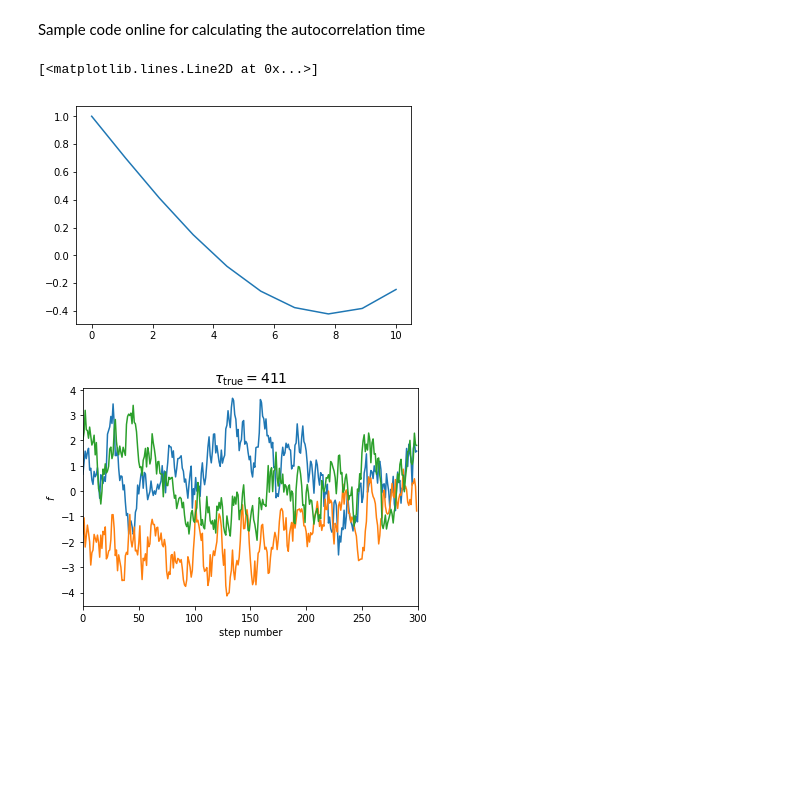
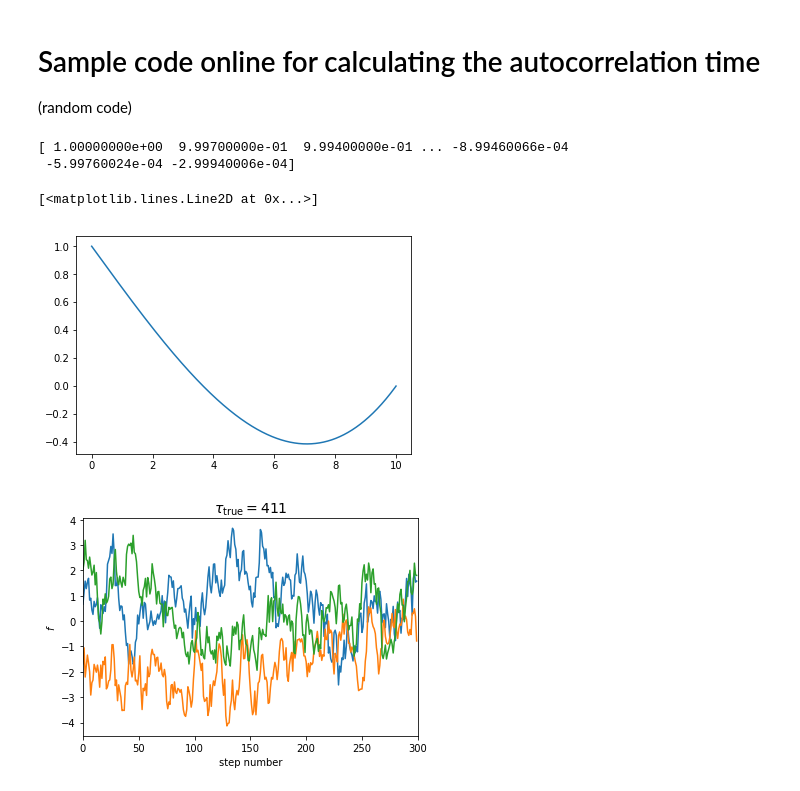
Before and after one commit to kindasad/gudnite, a Jupyter notebook: Research_problem_3.ipynb, the cells around one changed output. Cells and saved outputs as stored; diff of their text form; code cells hidden in the pictures; blank space fills up the shorter version.

```diff
--- a/Research_problem_3.ipynb
+++ b/Research_problem_3.ipynb
@@ -1,36 +1,40 @@
 # %% [markdown]
- Sample code online for calculating the autocorrelation time
+# Sample code online for calculating the autocorrelation time
+(random code)
 # %%
 import numpy as np
 import matplotlib.pyplot as mp
 def next_pow_two(n):
     i = 1
     while i < n:
         i = i << 1
     return i
 
 def autocorr_func_1d(x, norm=True):
     x = np.atleast_1d(x)
     if len(x.shape) != 1:
         raise ValueError("invalid dimensions for 1D autocorrelation function")
     n = next_pow_two(len(x))
 
     # Compute the FFT and then (from that) the auto-correlation function
     f = np.fft.fft(x - np.mean(x), n=2*n)
     acf = np.fft.ifft(f * np.conjugate(f))[:len(x)].real
     acf /= 4*n
 
     # Optionally normalize
     if norm:
         acf /= acf[0]
 
     return acf
-x=np.linspace(0,10,10)
-y=autocorr_func_1d(x)
-mp.plot(x,y)
+x_0=np.linspace(0,10,10000)
+y_0=autocorr_func_1d(x_0)
+print(y_0)
+mp.plot(x_0,y_0)
 # %% [output]
-[<matplotlib.lines.Line2D at 0x...>]
+[ 1.00000000e+00  9.99700000e-01  9.99400000e-01 ... -8.99460066e-04
+ -5.99760024e-04 -2.99940006e-04]
+[<matplotlib.lines.Line2D at 0x...>]
-[figure, old version]
+[figure, new version]
 # %%
 import numpy as np
 import matplotlib.pyplot as plt
```
Also changed, not shown: parts of 10 cells of this notebook.
